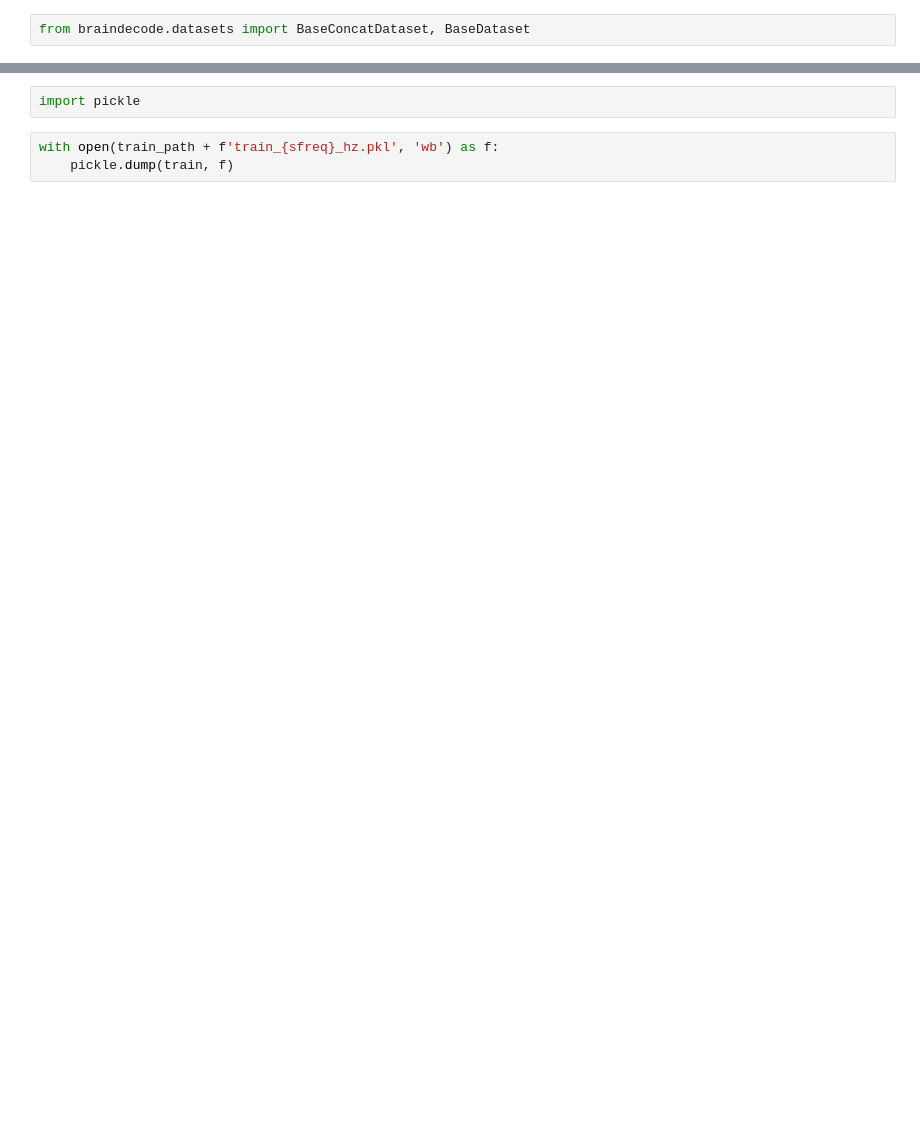
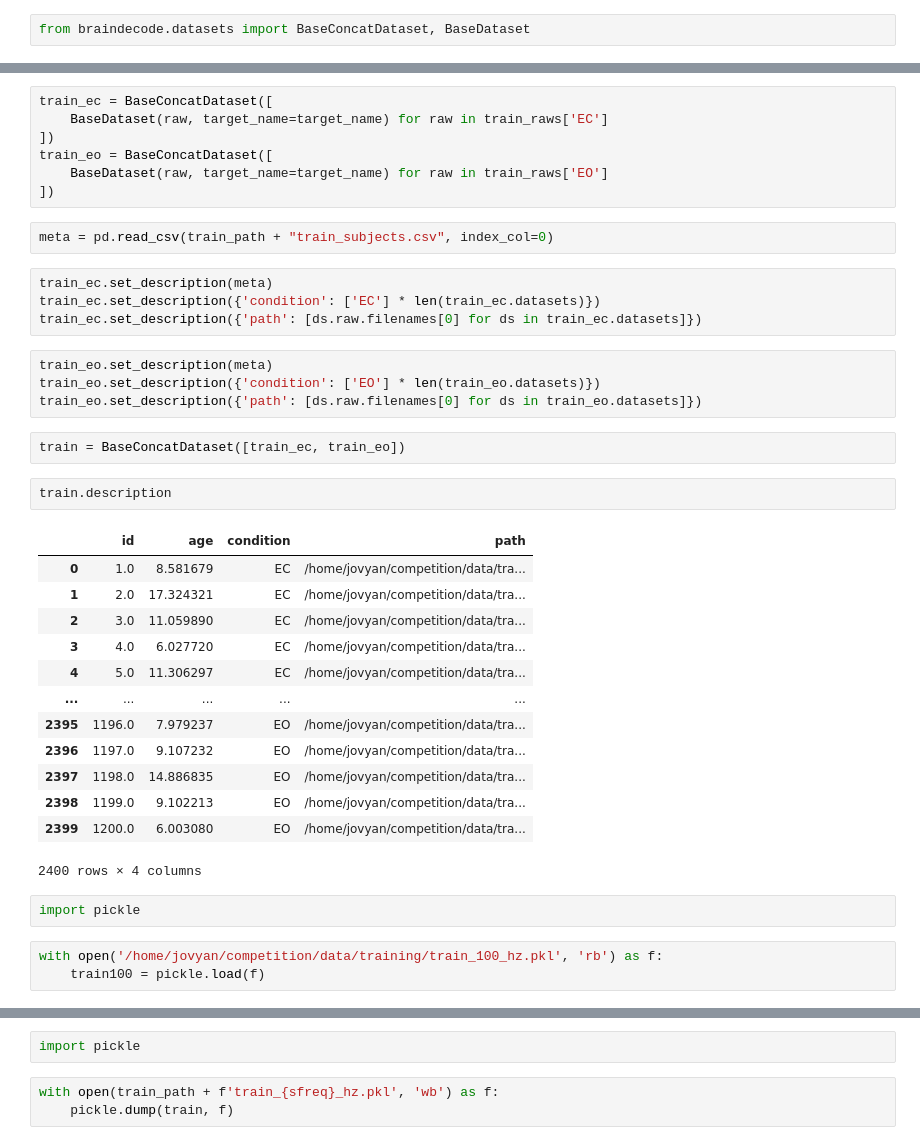
Before and after one commit to gemeinl/eeg-brain-age, a Jupyter notebook: prepare_competition.ipynb, the cells around one changed output, grey strips where cells are left out. Drawn from its saved outputs; the diff is of its cells as text; blank space fills up the shorter version.

```diff
--- a/prepare_competition.ipynb
+++ b/prepare_competition.ipynb
@@ -109,0 +79,40 @@ train.set_description({'path': [ds.raw.filenames[0] for ds in train.datasets]})
+# %%
+train_ec = BaseConcatDataset([
+    BaseDataset(raw, target_name=target_name) for raw in train_raws['EC']
+])
+train_eo = BaseConcatDataset([
+    BaseDataset(raw, target_name=target_name) for raw in train_raws['EO']
+])
+# %%
+meta = pd.read_csv(train_path + "train_subjects.csv", index_col=0)
+# %%
+train_ec.set_description(meta)
+train_ec.set_description({'condition': ['EC'] * len(train_ec.datasets)})
+train_ec.set_description({'path': [ds.raw.filenames[0] for ds in train_ec.datasets]})
+# %%
+train_eo.set_description(meta)
+train_eo.set_description({'condition': ['EO'] * len(train_eo.datasets)})
+train_eo.set_description({'path': [ds.raw.filenames[0] for ds in train_eo.datasets]})
+# %%
+train = BaseConcatDataset([train_ec, train_eo])
+# %%
+train.description
+# %% [output]
+|  | id | age | condition | path |
+| 0 | 1.0 | 8.581679 | EC | /home/jovyan/competition/data/tra... |
+| 1 | 2.0 | 17.324321 | EC | /home/jovyan/competition/data/tra... |
+| 2 | 3.0 | 11.059890 | EC | /home/jovyan/competition/data/tra... |
+| 3 | 4.0 | 6.027720 | EC | /home/jovyan/competition/data/tra... |
+| 4 | 5.0 | 11.306297 | EC | /home/jovyan/competition/data/tra... |
+| ... | ... | ... | ... | ... |
+| 2395 | 1196.0 | 7.979237 | EO | /home/jovyan/competition/data/tra... |
+| 2396 | 1197.0 | 9.107232 | EO | /home/jovyan/competition/data/tra... |
+| 2397 | 1198.0 | 14.886835 | EO | /home/jovyan/competition/data/tra... |
+| 2398 | 1199.0 | 9.102213 | EO | /home/jovyan/competition/data/tra... |
+| 2399 | 1200.0 | 6.003080 | EO | /home/jovyan/competition/data/tra... |
+2400 rows × 4 columns
+# %%
+import pickle
+# %%
+with open('/home/jovyan/competition/data/training/train_100_hz.pkl', 'rb') as f:
+    train100 = pickle.load(f)
```
Also changed, not shown: parts of 18 cells of this notebook, 5 other files.
